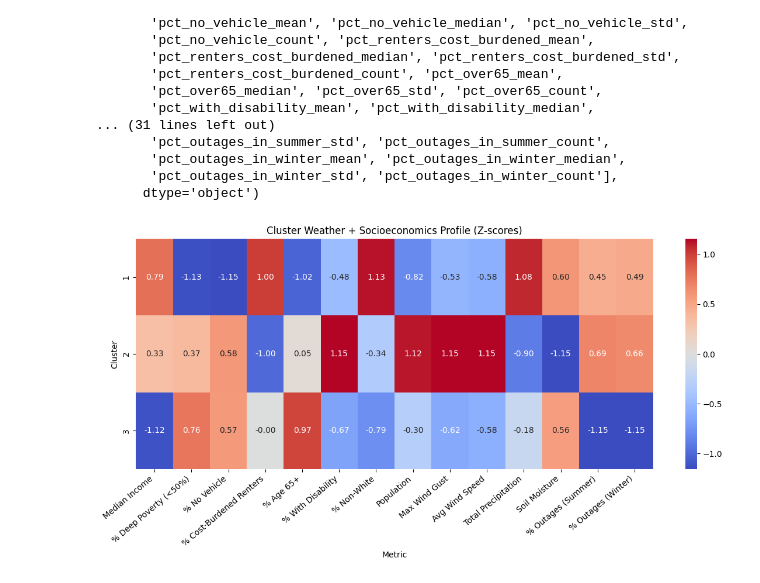
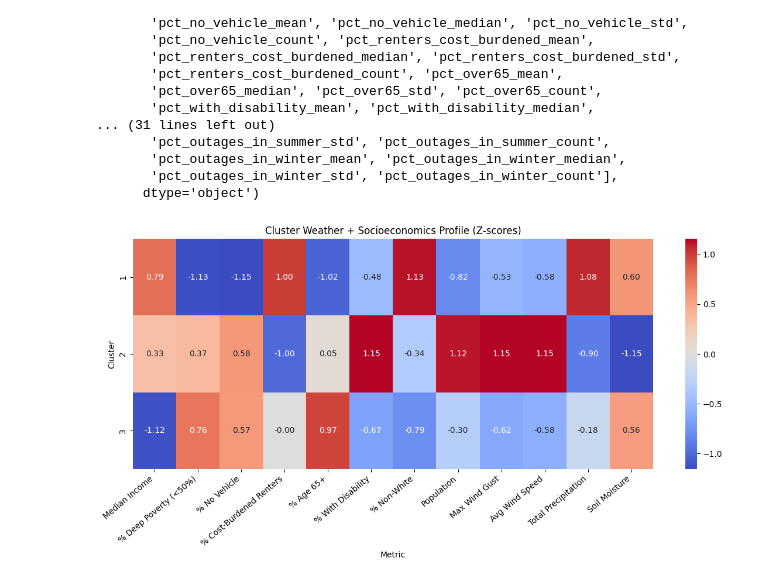
Before and after one commit to jessalynlc/MP, a Jupyter notebook: pca_outages.ipynb, the cells around one changed output. Drawn from its saved outputs; the diff is of its cells as text; code cells hidden in the pictures.

```diff
--- a/pca_outages.ipynb
+++ b/pca_outages.ipynb
@@ -413,6 +413,18 @@ print("Saved tracts_with_pca_and_clusters.geojson")
 Saved tracts_with_pca_and_clusters.geojson
 # %%
 import matplotlib.colors as mcolors
+
+variables = ['PC1', 'PC2', 'PC3', 'PC4', 'cluster']
+titles = [
+    'PC1 — Overall Outage Exposure',
+    'PC2 — Per-Event Household Burden',
+    'PC3 — Seasonal Exposure Pattern',
+    'PC4 — Outage Concentration and Persistence',
+    'K-Means Cluster'
+]
+
+global_xlim = (gdf.total_bounds[0], gdf.total_bounds[2])
+global_ylim = (gdf.total_bounds[1], gdf.total_bounds[3])
 
 fig, axes = plt.subplots(3, 2, figsize=(16, 20), constrained_layout=True)
 axes = axes.ravel()
@@ -877,8 +891,6 @@ cols = [
     'mean_wind_on_outage_days_mean',
     'total_precip_on_outage_days_mean',
     'mean_soilmoist_on_outage_days_mean',
-    'pct_outages_in_summer_mean',
-    'pct_outages_in_winter_mean'
 
 ]
 #cluster-level z-scores (above/below average)
@@ -890,34 +902,32 @@ cluster_summary_std[cols] = cluster_summary_std[cols].apply(
 import seaborn as sns
 
 label_map = {
     'median_household_income_mean': 'Median Income',
     'pct_below_50pct_poverty_mean': '% Deep Poverty (<50%)',
     'pct_no_vehicle_mean': '% No Vehicle',
     'pct_renters_cost_burdened_mean': '% Cost-Burdened Renters',
     'pct_over65_mean': '% Age 65+',
     'pct_with_disability_mean': '% With Disability',
     'pct_nonwhite_mean': '% Non-White',
     'total_population_mean': 'Population',
     'max_gust_during_outage_days_mean': 'Max Wind Gust',
     'mean_wind_on_outage_days_mean': 'Avg Wind Speed',
     'total_precip_on_outage_days_mean': 'Total Precipitation',
-    'mean_soilmoist_on_outage_days_mean': 'Soil Moisture',
-    'pct_outages_in_summer_mean': '% Outages (Summer)',
-    'pct_outages_in_winter_mean': '% Outages (Winter)'
+    'mean_soilmoist_on_outage_days_mean': 'Soil Moisture'
 }
 
 heatmap_data = cluster_summary_std.set_index('cluster')[cols]
 heatmap_data = heatmap_data.rename(columns=label_map)
 
 plt.figure(figsize=(12, 6))
 sns.heatmap(heatmap_data, cmap="coolwarm", center=0, annot=True, fmt=".2f")
 plt.title("Cluster Weather + Socioeconomics Profile (Z-scores)")
 plt.xlabel("Metric")
 plt.ylabel("Cluster")
 plt.xticks(rotation=40, ha="right")
 plt.tight_layout()
 
 plt.savefig("data_processed/outages_pca_results/cluster_weather_socioeconomics_heatmap.png", dpi=300, bbox_inches="tight")
 plt.show()
 # %% [output]
-[figure, old version]
+[figure, new version]
```
Also changed, not shown: parts of 3 cells of this notebook, 9 other files.
